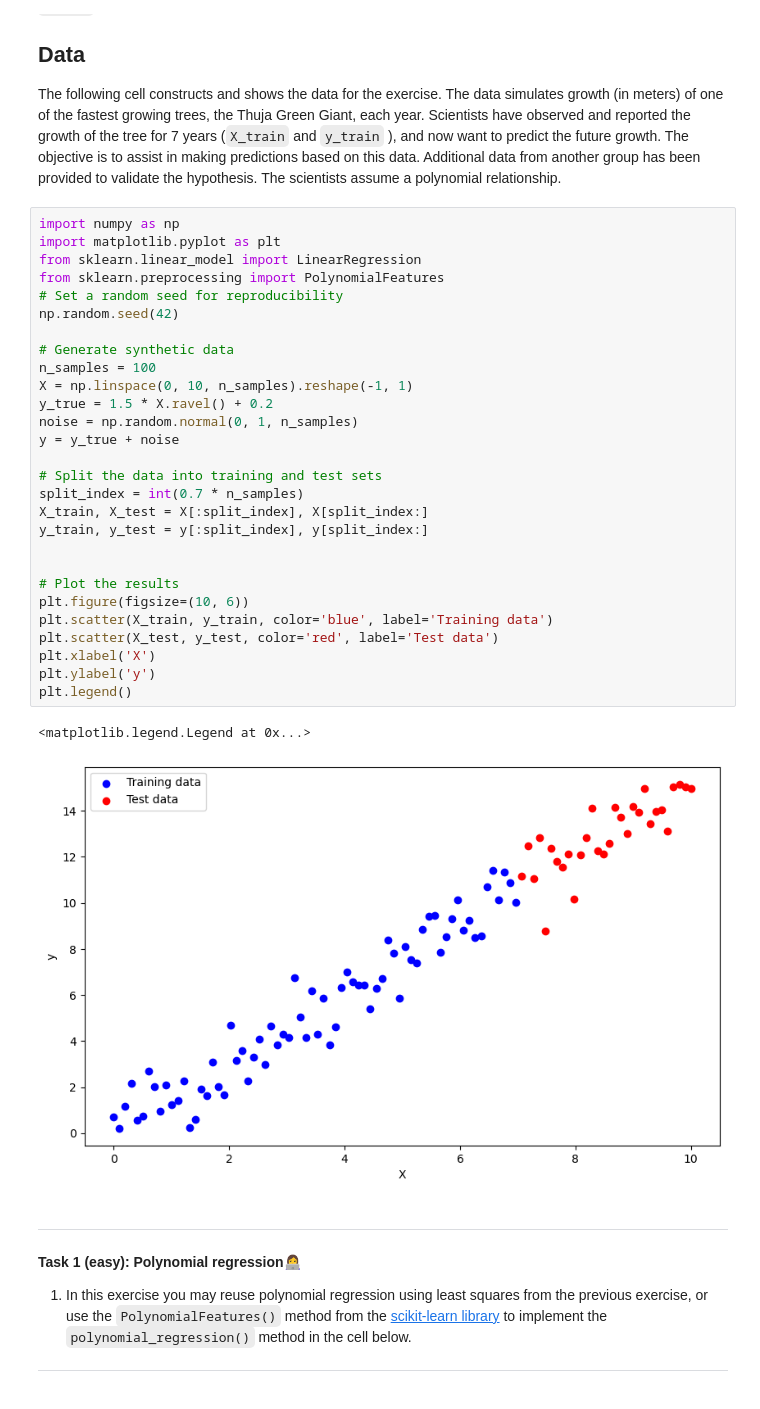
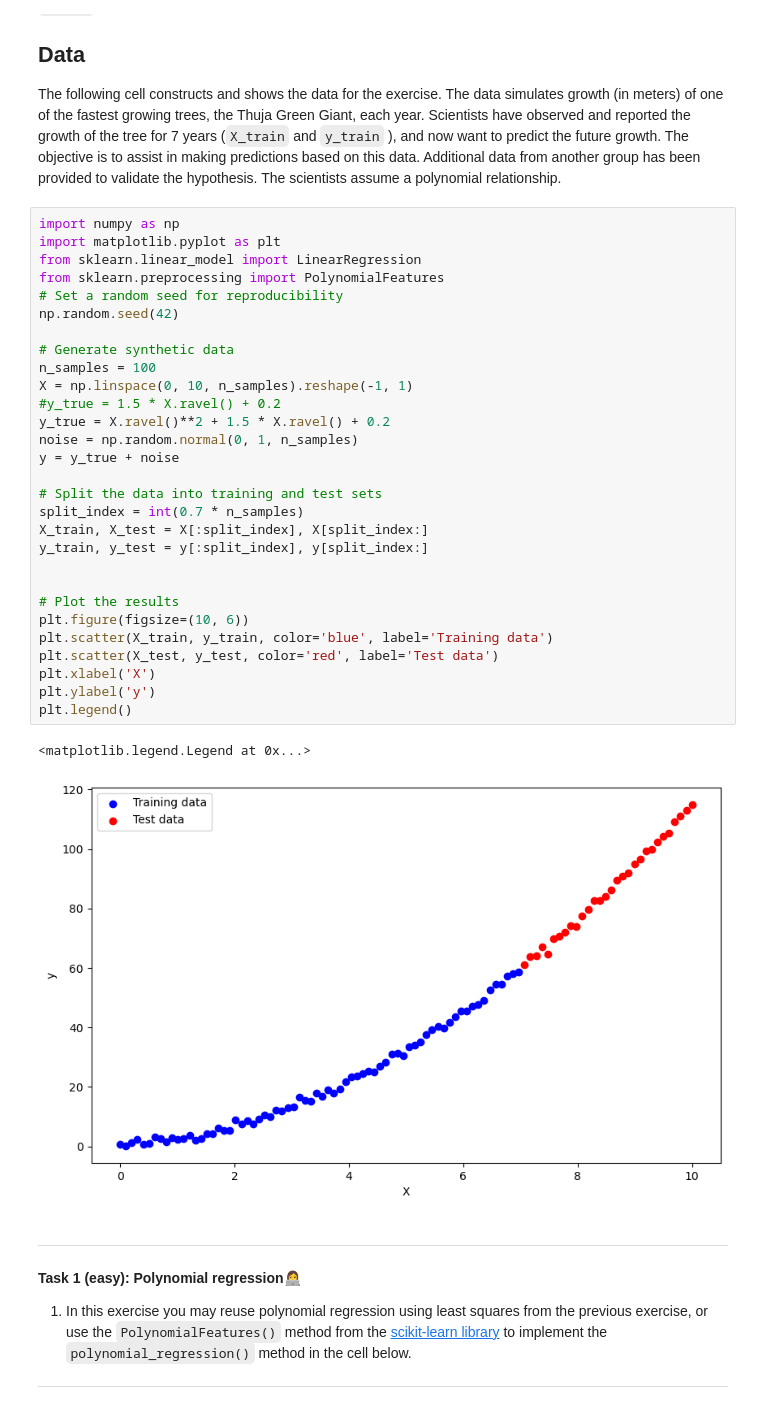
Before and after one commit to AlbertRossJoh/MLintro, a Jupyter notebook: ex_7/02-model_complexity.ipynb, the cells around one changed output. Saved outputs shown, nothing was run; the diff lists cells and outputs as text.

```diff
--- a/ex_7/02-model_complexity.ipynb
+++ b/ex_7/02-model_complexity.ipynb
@@ -62,34 +62,35 @@ The scientists assume a polynomial relationship.
 # %%
 import numpy as np
 import matplotlib.pyplot as plt
 from sklearn.linear_model import LinearRegression
 from sklearn.preprocessing import PolynomialFeatures
 # Set a random seed for reproducibility
 np.random.seed(42)
 
 # Generate synthetic data
 n_samples = 100
 X = np.linspace(0, 10, n_samples).reshape(-1, 1)
-y_true = 1.5 * X.ravel() + 0.2
+#y_true = 1.5 * X.ravel() + 0.2
+y_true = X.ravel()**2 + 1.5 * X.ravel() + 0.2
 noise = np.random.normal(0, 1, n_samples)
 y = y_true + noise
 
 # Split the data into training and test sets
 split_index = int(0.7 * n_samples)
 X_train, X_test = X[:split_index], X[split_index:]
 y_train, y_test = y[:split_index], y[split_index:]
 
 
 # Plot the results
 plt.figure(figsize=(10, 6))
 plt.scatter(X_train, y_train, color='blue', label='Training data')
 plt.scatter(X_test, y_test, color='red', label='Test data')
 plt.xlabel('X')
 plt.ylabel('y')
 plt.legend()
 # %% [output]
 <matplotlib.legend.Legend at 0x...>
-[figure, old version]
+[figure, new version]
 # %% [markdown]
 
 ---
```
Also changed, not shown: parts of 4 cells of this notebook, 1 other file.
